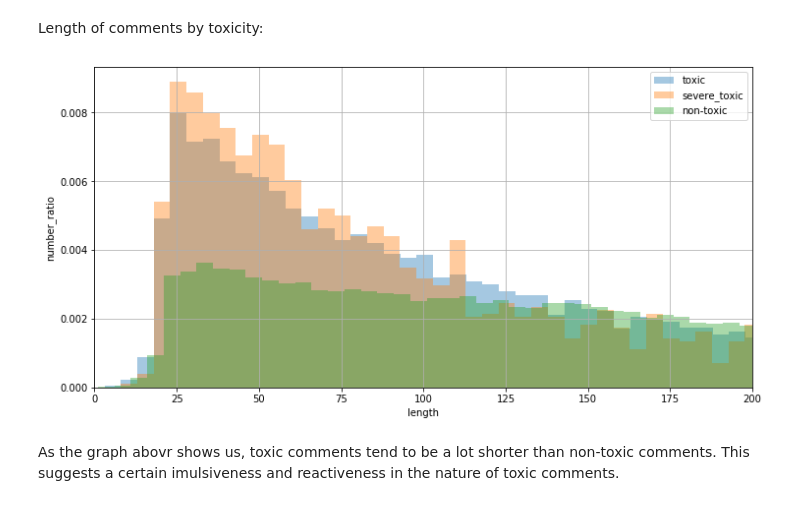
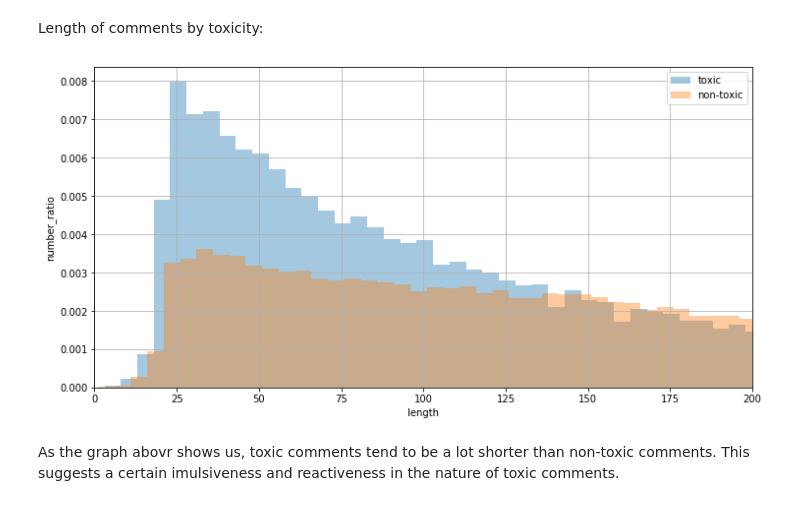
Before and after one commit to drenize/Multilingual_NLP_Classifier_Toxic_Comments, a Jupyter notebook: 1_EDA_Toxic_Comments.ipynb, the cells around one changed output. Cells and saved outputs as stored; diff of their text form; code cells hidden in the pictures.

```diff
--- a/1_EDA_Toxic_Comments.ipynb
+++ b/1_EDA_Toxic_Comments.ipynb
@@ -836,22 +830,22 @@ Length of comments by toxicity:
 # %%
 train_data['length'] = train_data['comment_text'].apply(len)
 toxic_data = train_data[train_data['toxic'] == 1]
-sevtoxic_data = train_data[train_data['severe_toxic'] == 1]
+#sevtoxic_data = train_data[train_data['severe_toxic'] == 1]
 nontoxic=train_data[train_data.iloc[:,2:7].sum(axis=1)==0]
 
 matplotlib.rcParams['figure.figsize'] = (12.0, 6.0)
 bins = 1000
 plt.hist(toxic_data['length'], alpha = 0.4, bins=bins, label='toxic',density=True)
-plt.hist(sevtoxic_data['length'], alpha = 0.4, bins=bins, label='severe_toxic',density=True)
+#plt.hist(sevtoxic_data['length'], alpha = 0.4, bins=bins, label='severe_toxic',density=True)
 plt.hist(nontoxic['length'], alpha = 0.4, bins=bins, label='non-toxic',density=True)
 plt.xlabel('length')
 plt.ylabel('number_ratio')
 plt.legend(loc='upper right')
 plt.xlim(0,200)
 plt.grid()
 plt.show()
 # %% [output]
-[figure, old version]
+[figure, new version]
 # %% [markdown]
 As the graph abovr shows us, toxic comments tend to be a lot shorter than non-toxic comments. This suggests a certain imulsiveness and reactiveness in the nature of toxic comments.
 # %%
```
Also changed, not shown: parts of 13 cells of this notebook.
